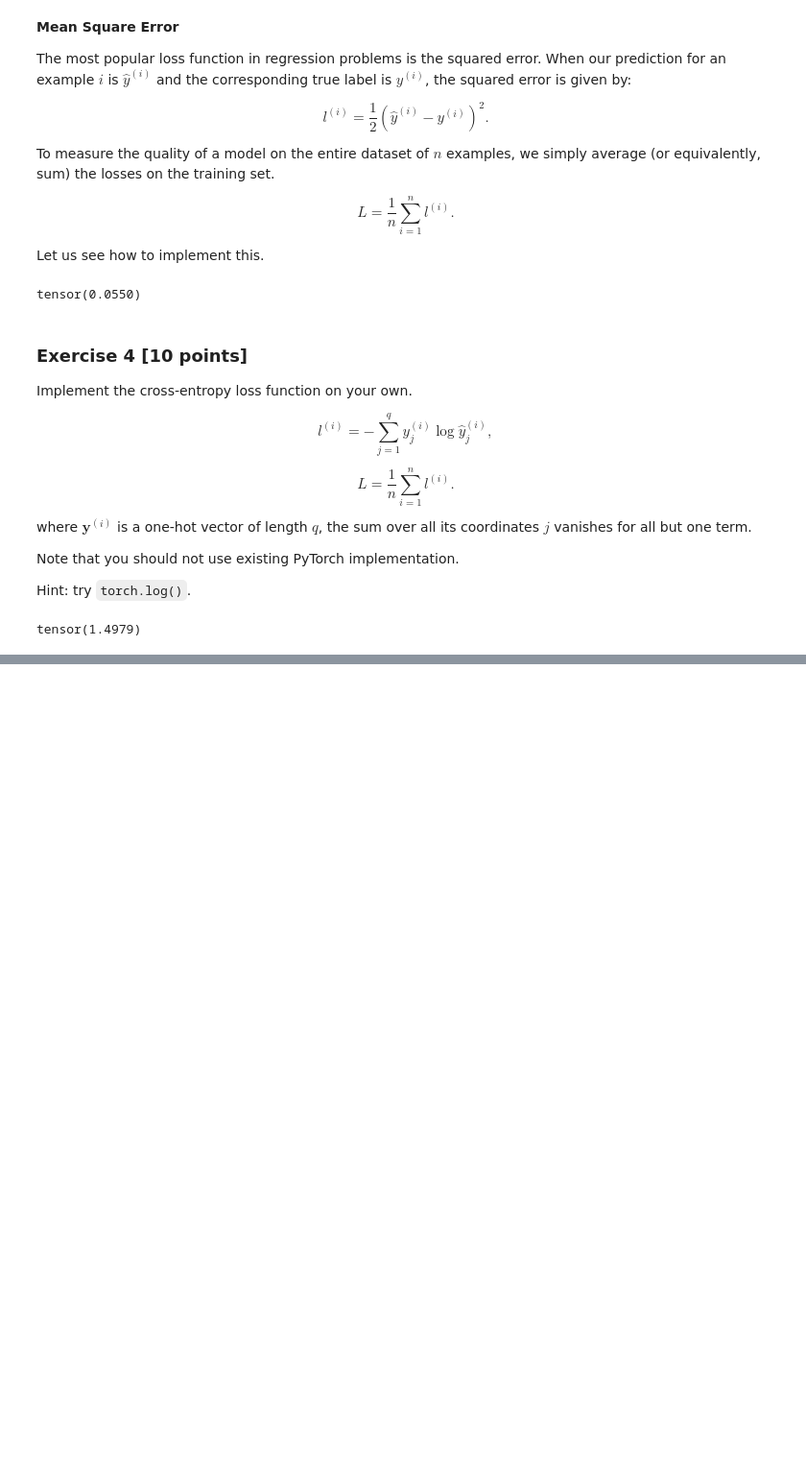
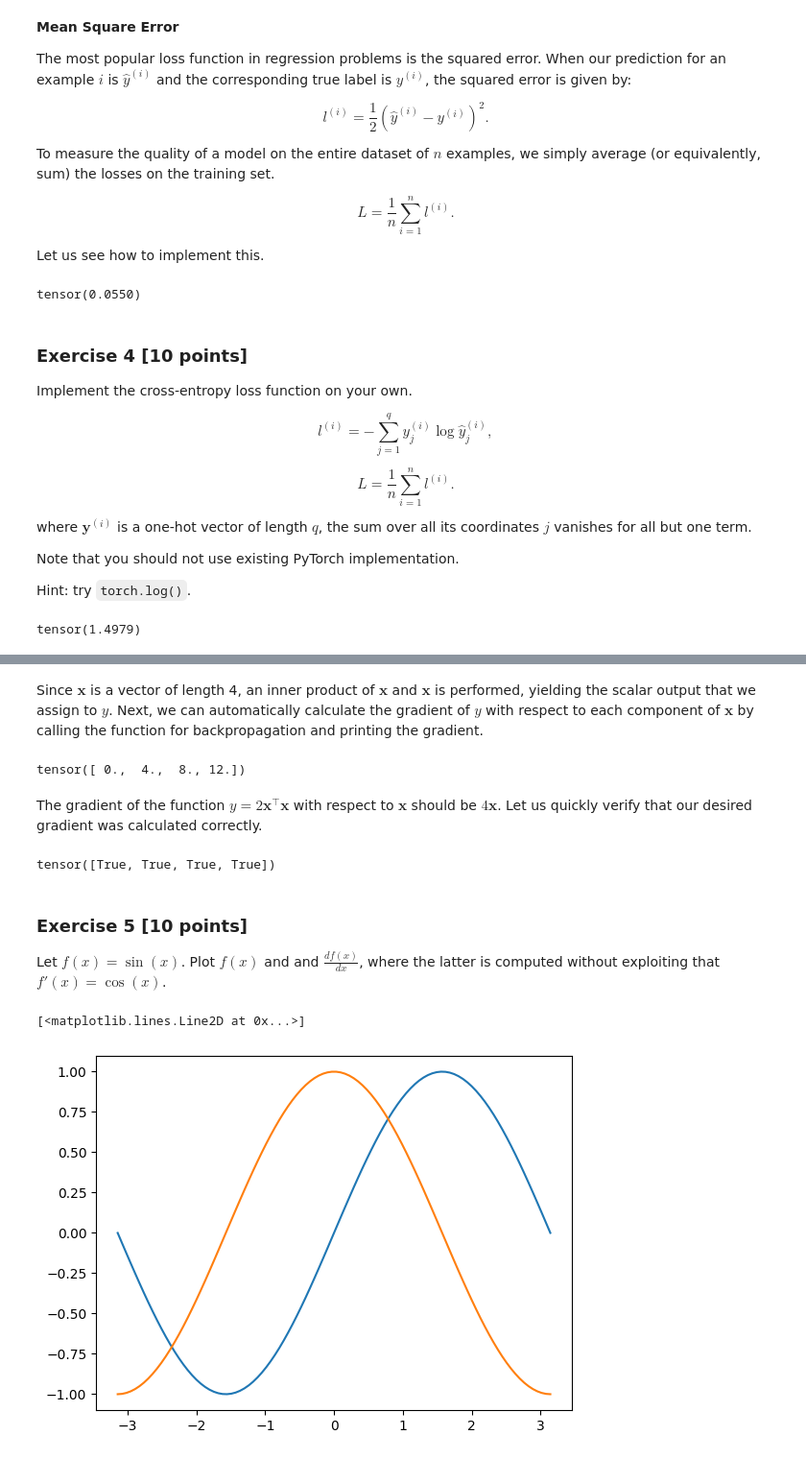
Before and after one commit to dissagaliyeva/health_deep_learning, a Jupyter notebook: health_data_science_foundation/Lab1.ipynb, the cells around one changed output, grey strips where cells are left out. Shown: that part at 96% size. Cells and saved outputs as stored; diff of their text form; code cells hidden in the pictures; blank space fills up the shorter version.

```diff
--- a/health_data_science_foundation/Lab1.ipynb
+++ b/health_data_science_foundation/Lab1.ipynb
@@ -379,0 +405,32 @@ assert torch.allclose(cross_entropy(y_hat, y), torch.tensor([1.4979]), rtol=1e-2
+# %% [markdown]
+Since $\mathbf{x}$ is a vector of length 4, an inner product of $\mathbf{x}$ and $\mathbf{x}$ is performed, yielding the scalar output that we assign to $y$. Next, we can automatically calculate the gradient of $y$ with respect to each component of $\mathbf{x}$ by calling the function for backpropagation and printing the gradient.
+# %%
+y.backward()
+x.grad
+# %% [output]
+tensor([ 0.,  4.,  8., 12.])
+# %% [markdown]
+The gradient of the function $y = 2\mathbf{x}^{\top}\mathbf{x}$ with respect to $\mathbf{x}$ should be $4\mathbf{x}$. Let us quickly verify that our desired gradient was calculated correctly.
+# %%
+x.grad == 4 * x
+# %% [output]
+tensor([True, True, True, True])
+# %% [markdown]
+### Exercise 5 [10 points]
+
+Let  $f(x) = \sin(x)$. Plot $f(x)$ and and $\frac{df(x)}{dx}$, where the latter is computed without exploiting that $f'(x) = \cos(x)$.
+# %%
+x = np.linspace(-np.pi, np.pi, 100)
+x = torch.tensor(x, requires_grad=True)
+y = torch.sin(x)
+
+# your code here
+plt.plot(x.detach().numpy(), y.detach().numpy())
+
+external_grad = torch.ones(x.shape)
+y.backward(gradient=external_grad)
+
+plt.plot(x.detach().numpy(), x.grad.numpy())
+# %% [output]
+[<matplotlib.lines.Line2D at 0x...>]
+[figure, added]
```
Also changed, not shown: parts of 30 cells of this notebook.
